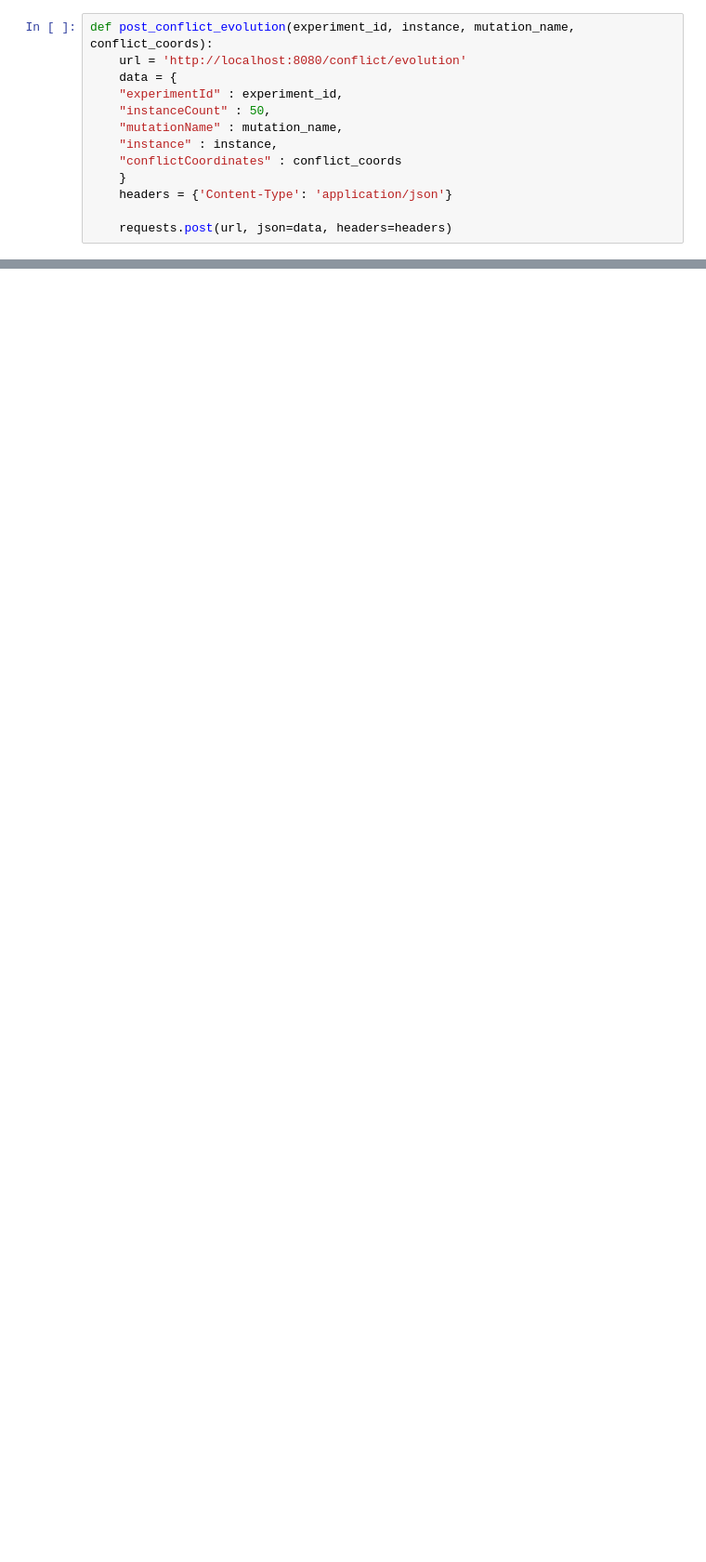
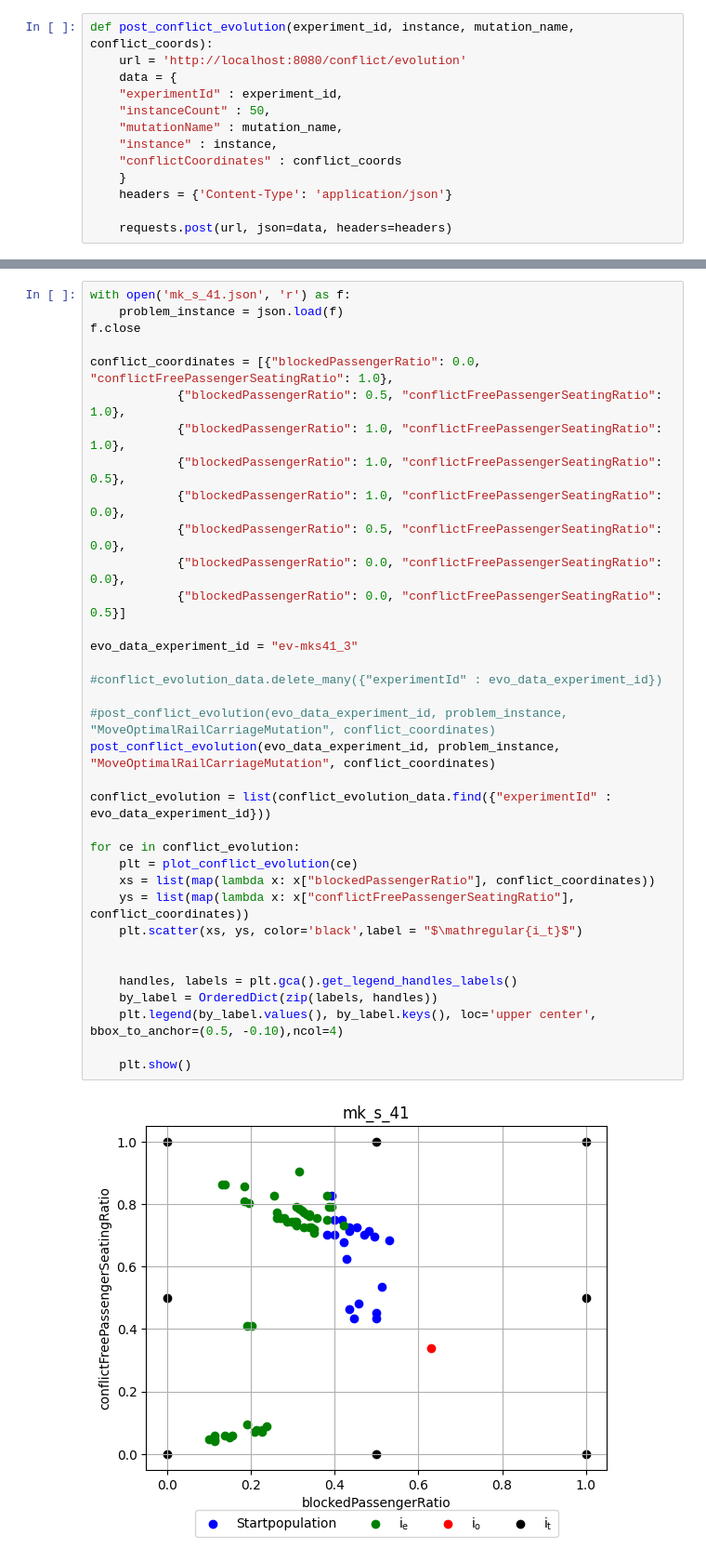
Before and after one commit to mikhailnefedov/OneTrainTransferProblemGenerator, a Jupyter notebook: python_backend/conflict_evolution-27-09-1000.ipynb, the cells around one changed output, grey strips where cells are left out. Shown at 93% size. Drawn from its saved outputs; the diff is of its cells as text; blank space fills up the shorter version.

```diff
--- a/python_backend/conflict_evolution-27-09-1000.ipynb
+++ b/python_backend/conflict_evolution-27-09-1000.ipynb
@@ -169,0 +187,37 @@ realistic_500 1001
+# %%
+with open('mk_s_41.json', 'r') as f:
+    problem_instance = json.load(f)
+f.close
+
+conflict_coordinates = [{"blockedPassengerRatio": 0.0, "conflictFreePassengerSeatingRatio": 1.0},
+            {"blockedPassengerRatio": 0.5, "conflictFreePassengerSeatingRatio": 1.0},
+            {"blockedPassengerRatio": 1.0, "conflictFreePassengerSeatingRatio": 1.0},
+            {"blockedPassengerRatio": 1.0, "conflictFreePassengerSeatingRatio": 0.5},
+            {"blockedPassengerRatio": 1.0, "conflictFreePassengerSeatingRatio": 0.0},
+            {"blockedPassengerRatio": 0.5, "conflictFreePassengerSeatingRatio": 0.0},
+            {"blockedPassengerRatio": 0.0, "conflictFreePassengerSeatingRatio": 0.0},
+            {"blockedPassengerRatio": 0.0, "conflictFreePassengerSeatingRatio": 0.5}]
+
+evo_data_experiment_id = "ev-mks41_3"
+
+#conflict_evolution_data.delete_many({"experimentId" : evo_data_experiment_id})
+
+#post_conflict_evolution(evo_data_experiment_id, problem_instance, "MoveOptimalRailCarriageMutation", conflict_coordinates)
+post_conflict_evolution(evo_data_experiment_id, problem_instance, "MoveOptimalRailCarriageMutation", conflict_coordinates)
+
+conflict_evolution = list(conflict_evolution_data.find({"experimentId" : evo_data_experiment_id}))
+
+for ce in conflict_evolution:
+    plt = plot_conflict_evolution(ce)
+    xs = list(map(lambda x: x["blockedPassengerRatio"], conflict_coordinates))
+    ys = list(map(lambda x: x["conflictFreePassengerSeatingRatio"], conflict_coordinates))
+    plt.scatter(xs, ys, color='black',label = "$\mathregular{i_t}$")
+
+
+    handles, labels = plt.gca().get_legend_handles_labels()
+    by_label = OrderedDict(zip(labels, handles))
+    plt.legend(by_label.values(), by_label.keys(), loc='upper center', bbox_to_anchor=(0.5, -0.10),ncol=4)
+
+    plt.show()
+# %% [output]
+[figure, added]
```
Also changed, not shown: parts of 5 cells of this notebook, 8 other files.
